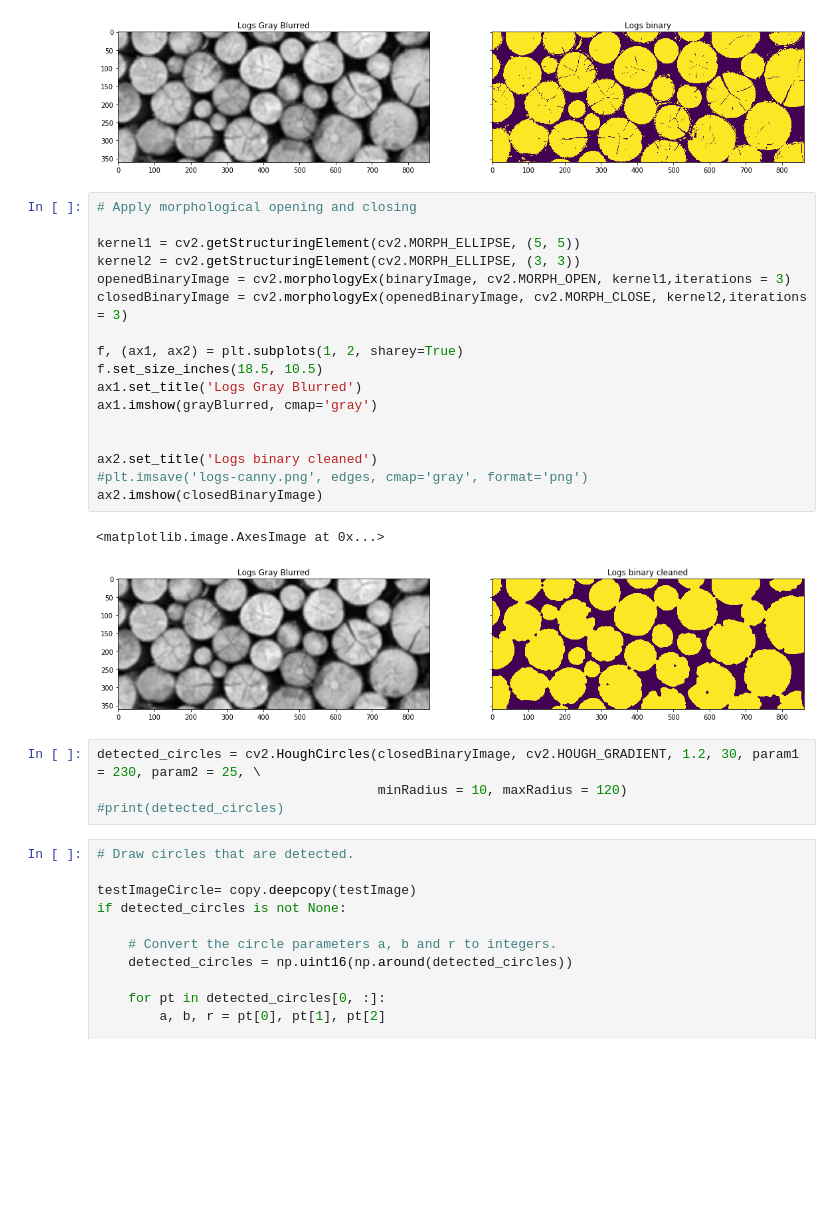
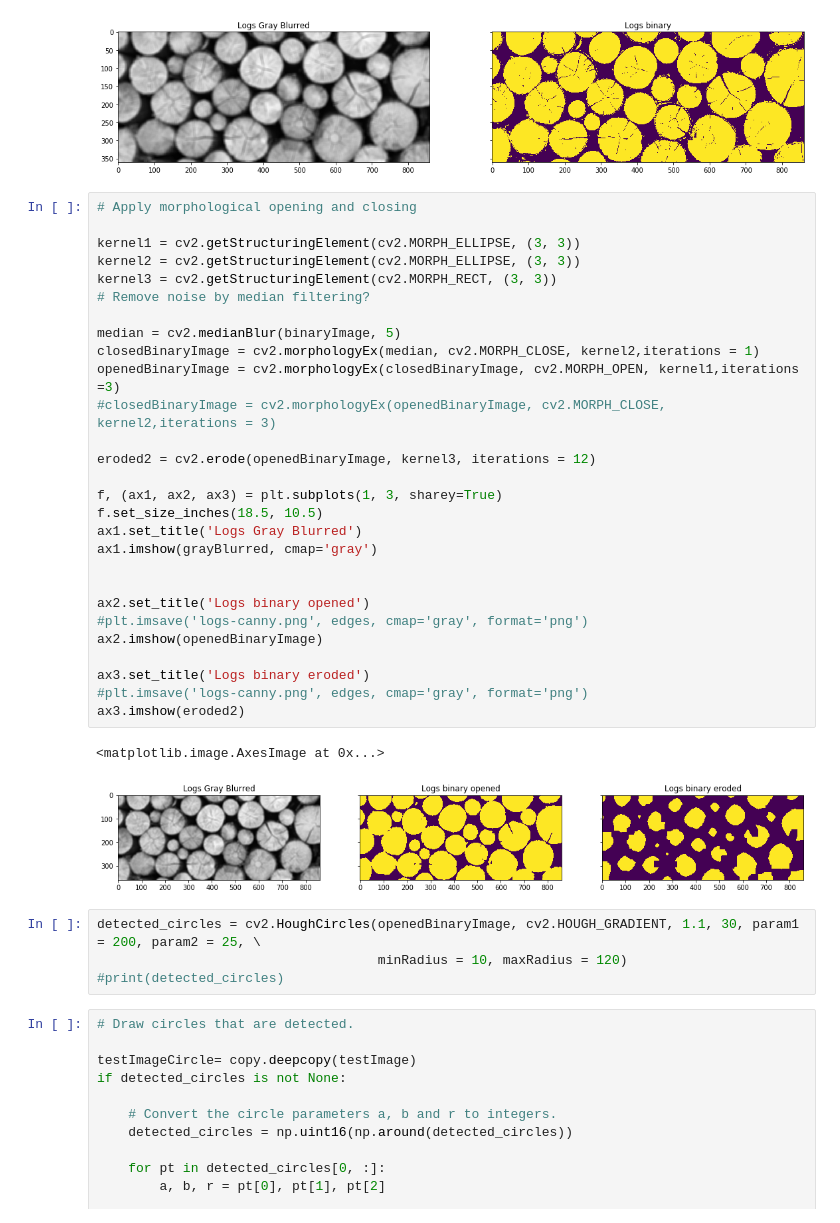
Before and after one commit to bdutta6/computer-vision-portfolio, a Jupyter notebook: countObjects.ipynb, the cells around one changed output. Drawn from its saved outputs; the diff is of its cells as text; blank space fills up the shorter version.

```diff
--- a/countObjects.ipynb
+++ b/countObjects.ipynb
@@ -126,25 +126,36 @@ ax2.imshow(binaryImage)
 # %%
 # Apply morphological opening and closing
 
-kernel1 = cv2.getStructuringElement(cv2.MORPH_ELLIPSE, (5, 5))
+kernel1 = cv2.getStructuringElement(cv2.MORPH_ELLIPSE, (3, 3))
 kernel2 = cv2.getStructuringElement(cv2.MORPH_ELLIPSE, (3, 3))
-openedBinaryImage = cv2.morphologyEx(binaryImage, cv2.MORPH_OPEN, kernel1,iterations = 3)
-closedBinaryImage = cv2.morphologyEx(openedBinaryImage, cv2.MORPH_CLOSE, kernel2,iterations = 3)
+kernel3 = cv2.getStructuringElement(cv2.MORPH_RECT, (3, 3))
+# Remove noise by median filtering?
 
-f, (ax1, ax2) = plt.subplots(1, 2, sharey=True)
+median = cv2.medianBlur(binaryImage, 5)
+closedBinaryImage = cv2.morphologyEx(median, cv2.MORPH_CLOSE, kernel2,iterations = 1)
+openedBinaryImage = cv2.morphologyEx(closedBinaryImage, cv2.MORPH_OPEN, kernel1,iterations =3)
+#closedBinaryImage = cv2.morphologyEx(openedBinaryImage, cv2.MORPH_CLOSE, kernel2,iterations = 3)
+
+eroded2 = cv2.erode(openedBinaryImage, kernel3, iterations = 12)
+
+f, (ax1, ax2, ax3) = plt.subplots(1, 3, sharey=True)
 f.set_size_inches(18.5, 10.5)
 ax1.set_title('Logs Gray Blurred')
 ax1.imshow(grayBlurred, cmap='gray')
 
 
-ax2.set_title('Logs binary cleaned')
+ax2.set_title('Logs binary opened')
 #plt.imsave('logs-canny.png', edges, cmap='gray', format='png')
-ax2.imshow(closedBinaryImage)
+ax2.imshow(openedBinaryImage)
+
+ax3.set_title('Logs binary eroded')
+#plt.imsave('logs-canny.png', edges, cmap='gray', format='png')
+ax3.imshow(eroded2)
 # %% [output]
 <matplotlib.image.AxesImage at 0x...>
-[figure, old version]
+[figure, new version]
 # %%
-detected_circles = cv2.HoughCircles(closedBinaryImage, cv2.HOUGH_GRADIENT, 1.2, 30, param1 = 230, param2 = 25, \
+detected_circles = cv2.HoughCircles(openedBinaryImage, cv2.HOUGH_GRADIENT, 1.1, 30, param1 = 200, param2 = 25, \
                                     minRadius = 10, maxRadius = 120)
 #print(detected_circles)
 # %%
```
Also changed, not shown: parts of 4 cells of this notebook.
